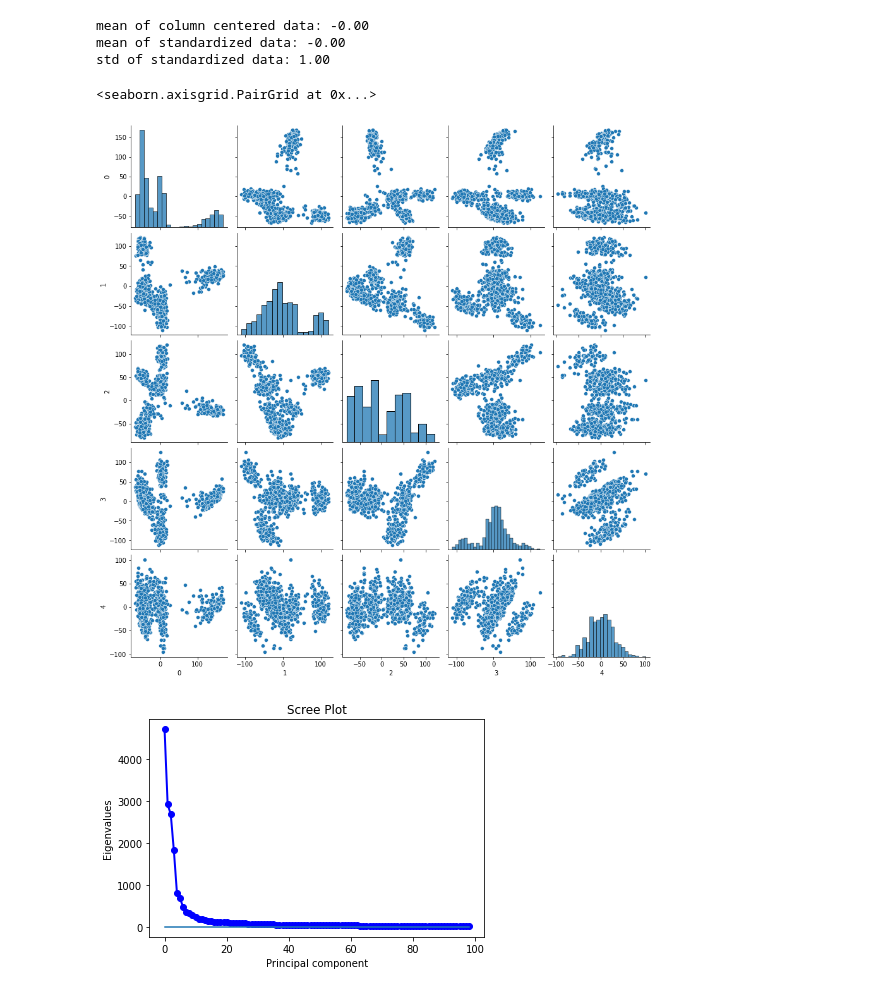
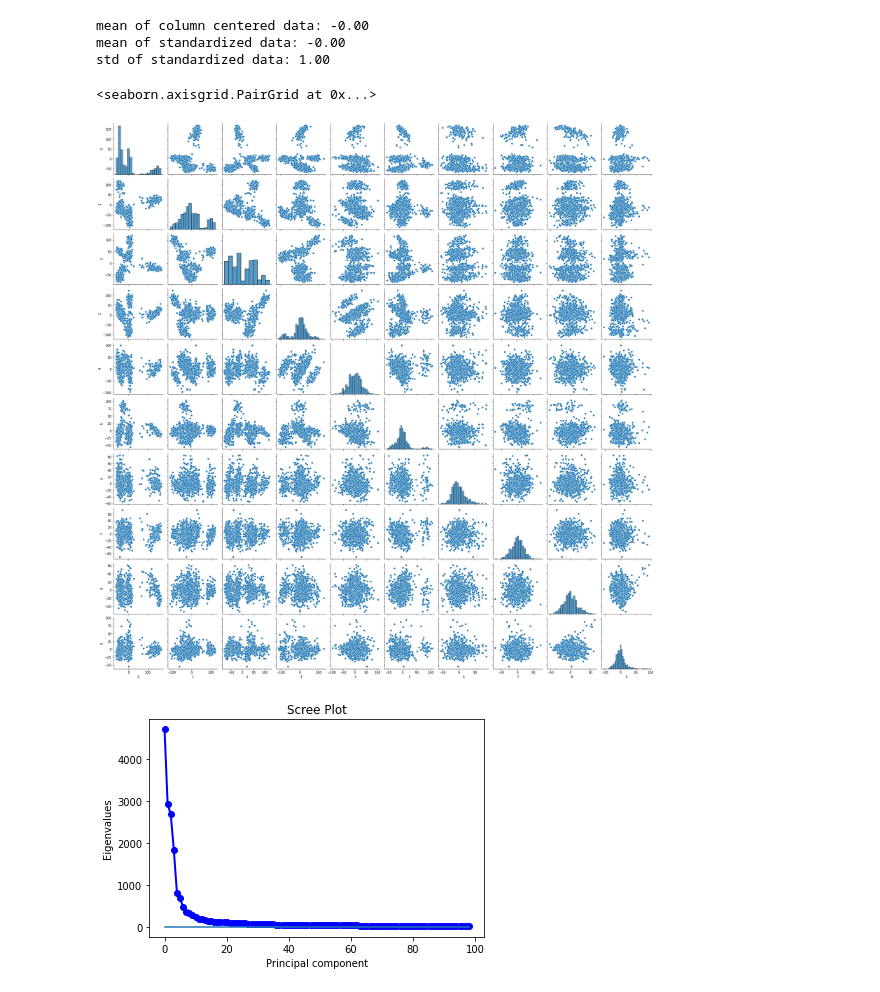
Before and after one commit to antonsandberg/Big-Data, a Jupyter notebook: Project2_Fred_ver2.ipynb, the cells around one changed output. Saved outputs shown, nothing was run; the diff lists cells and outputs as text; code cells hidden in the pictures.

```diff
--- a/Project2_Fred_ver2.ipynb
+++ b/Project2_Fred_ver2.ipynb
@@ -86,16 +90,16 @@ mean of standardized data: -0.00
 std of standardized data: 1.00
 # %%
 # principal component analysis
-n_pc = 5
+n_pc = 10
 pca = PCA(n_components=n_pc)
 principalComponents = pca.fit_transform(col_centered)
 principalComponents_df = pd.DataFrame(principalComponents)
 
 sns.pairplot(principalComponents_df)
 # print(principalComponents_df)
 # %% [output]
 <seaborn.axisgrid.PairGrid at 0x...>
-[figure, old version]
+[figure, new version]
 # %%
 
 n_pc = 100
```
Also changed, not shown: parts of 7 cells of this notebook.
